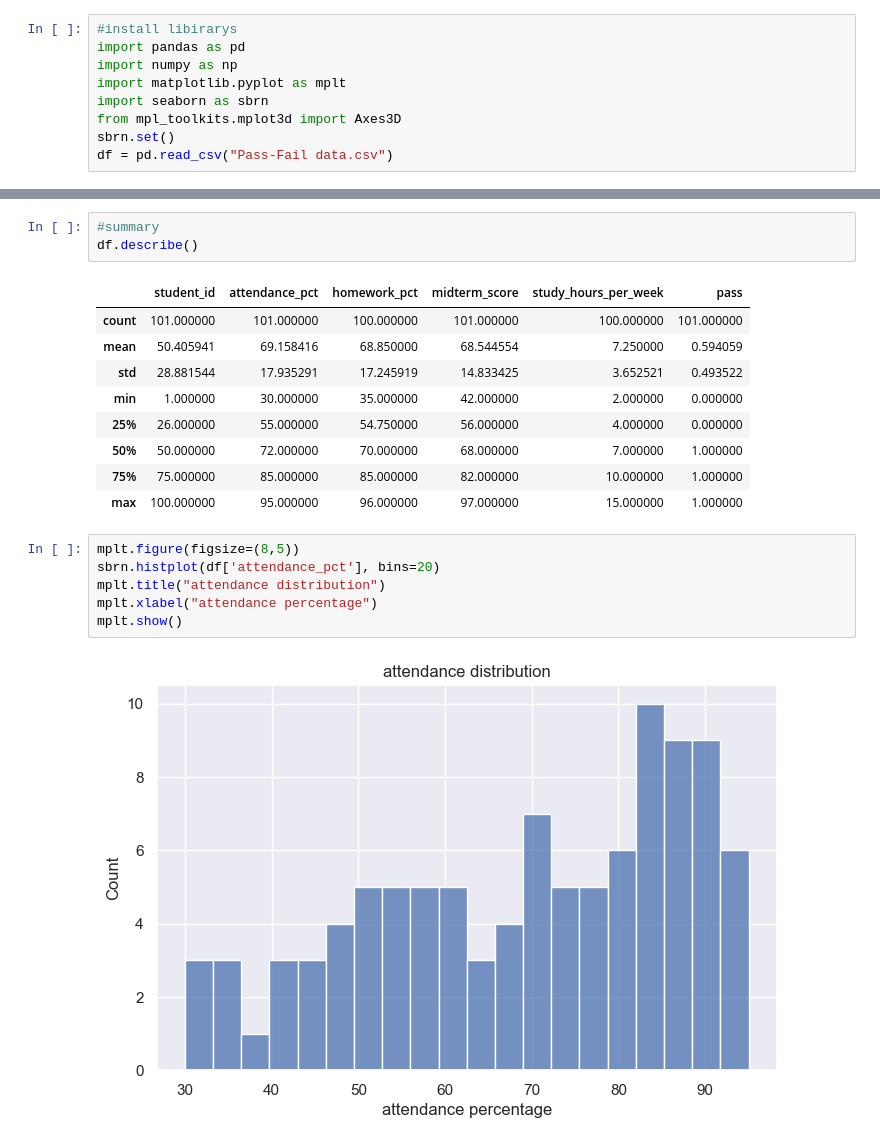
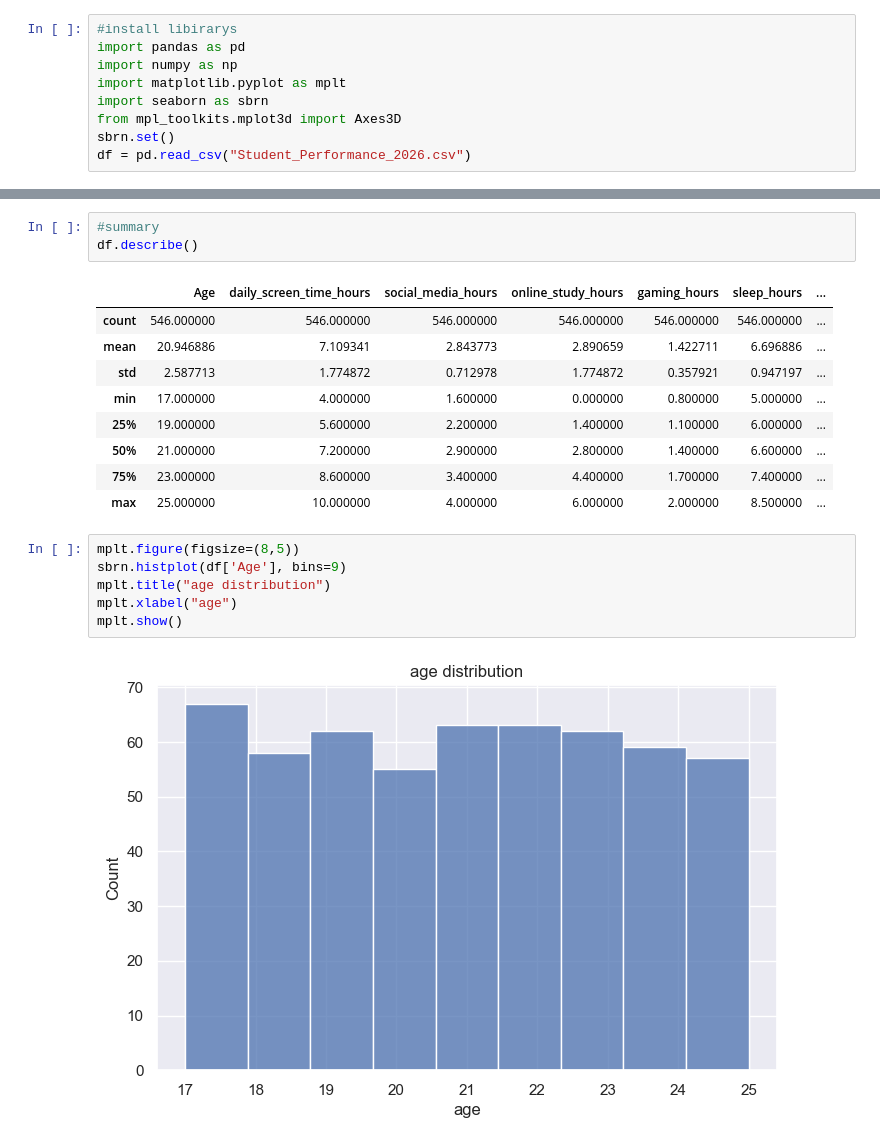
Before and after one commit to ASD-AlG/MACHINE-LEARNING-LAB, a Jupyter notebook: display.ipynb, the cells around one changed output, grey strips where cells are left out. Drawn from its saved outputs; the diff is of its cells as text.

```diff
--- a/display.ipynb
+++ b/display.ipynb
@@ -6,7 +6,7 @@ import matplotlib.pyplot as mplt
 import seaborn as sbrn
 from mpl_toolkits.mplot3d import Axes3D
 sbrn.set()
-df = pd.read_csv("Pass-Fail data.csv")
+df = pd.read_csv("Student_Performance_2026.csv")
 # %%
 #desplay all data
 df.head(-1)
@@ -82,22 +91,22 @@ dtype: object
 #summary
 df.describe()
 # %% [output]
-|  | student_id | attendance_pct | homework_pct | midterm_score | study_hours_per_week | pass |
-| count | 101.000000 | 101.000000 | 100.000000 | 101.000000 | 100.000000 | 101.000000 |
-| mean | 50.405941 | 69.158416 | 68.850000 | 68.544554 | 7.250000 | 0.594059 |
-| std | 28.881544 | 17.935291 | 17.245919 | 14.833425 | 3.652521 | 0.493522 |
-| min | 1.000000 | 30.000000 | 35.000000 | 42.000000 | 2.000000 | 0.000000 |
-| 25% | 26.000000 | 55.000000 | 54.750000 | 56.000000 | 4.000000 | 0.000000 |
-| 50% | 50.000000 | 72.000000 | 70.000000 | 68.000000 | 7.000000 | 1.000000 |
-| 75% | 75.000000 | 85.000000 | 85.000000 | 82.000000 | 10.000000 | 1.000000 |
-| max | 100.000000 | 95.000000 | 96.000000 | 97.000000 | 15.000000 | 1.000000 |
+|  | Age | daily_screen_time_hours | social_media_hours | online_study_hours | gaming_hours | sleep_hours | ... |
+| count | 546.000000 | 546.000000 | 546.000000 | 546.000000 | 546.000000 | 546.000000 | ... |
+| mean | 20.946886 | 7.109341 | 2.843773 | 2.890659 | 1.422711 | 6.696886 | ... |
+| std | 2.587713 | 1.774872 | 0.712978 | 1.774872 | 0.357921 | 0.947197 | ... |
+| min | 17.000000 | 4.000000 | 1.600000 | 0.000000 | 0.800000 | 5.000000 | ... |
+| 25% | 19.000000 | 5.600000 | 2.200000 | 1.400000 | 1.100000 | 6.000000 | ... |
+| 50% | 21.000000 | 7.200000 | 2.900000 | 2.800000 | 1.400000 | 6.600000 | ... |
+| 75% | 23.000000 | 8.600000 | 3.400000 | 4.400000 | 1.700000 | 7.400000 | ... |
+| max | 25.000000 | 10.000000 | 4.000000 | 6.000000 | 2.000000 | 8.500000 | ... |
 # %%
 mplt.figure(figsize=(8,5))
-sbrn.histplot(df['attendance_pct'], bins=20)
-mplt.title("attendance distribution")
-mplt.xlabel("attendance percentage")
+sbrn.histplot(df['Age'], bins=9)
+mplt.title("age distribution")
+mplt.xlabel("age")
 mplt.show()
 # %% [output]
-[figure, old version]
+[figure, new version]
 # %%
 mplt.figure(figsize=(8,5))
```
Also changed, not shown: parts of 20 cells of this notebook, 2 other files.
